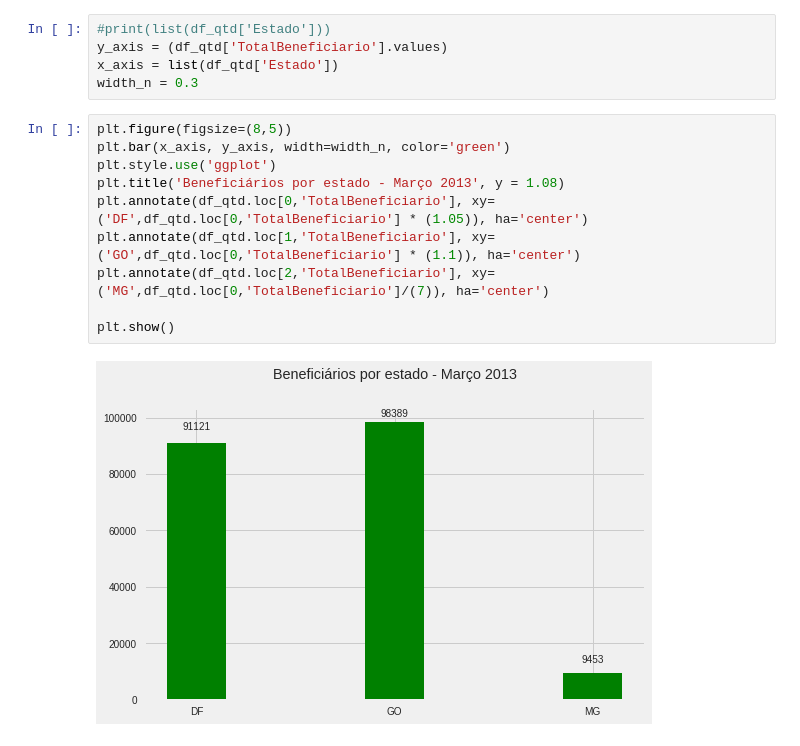
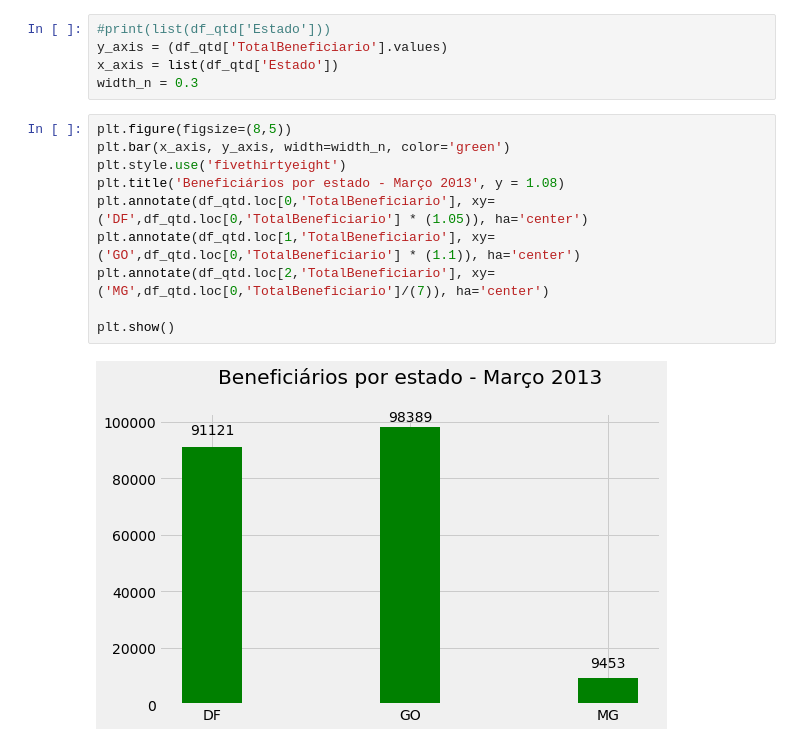
Before and after one commit to Marcos314/Pibiti_2019, a Jupyter notebook: notebooks/visData.ipynb, the cells around one changed output. Saved outputs shown, nothing was run; the diff lists cells and outputs as text.

```diff
--- a/notebooks/visData.ipynb
+++ b/notebooks/visData.ipynb
@@ -118,12 +118,12 @@ width_n = 0.3
 # %%
 plt.figure(figsize=(8,5))
 plt.bar(x_axis, y_axis, width=width_n, color='green')
-plt.style.use('ggplot')
+plt.style.use('fivethirtyeight')
 plt.title('Beneficiários por estado - Março 2013', y = 1.08)
 plt.annotate(df_qtd.loc[0,'TotalBeneficiario'], xy=('DF',df_qtd.loc[0,'TotalBeneficiario'] * (1.05)), ha='center')
 plt.annotate(df_qtd.loc[1,'TotalBeneficiario'], xy=('GO',df_qtd.loc[0,'TotalBeneficiario'] * (1.1)), ha='center')
 plt.annotate(df_qtd.loc[2,'TotalBeneficiario'], xy=('MG',df_qtd.loc[0,'TotalBeneficiario']/(7)), ha='center')
 
 plt.show()
 # %% [output]
-[figure, old version]
+[figure, new version]
```
Also changed, not shown: 3 other files.
